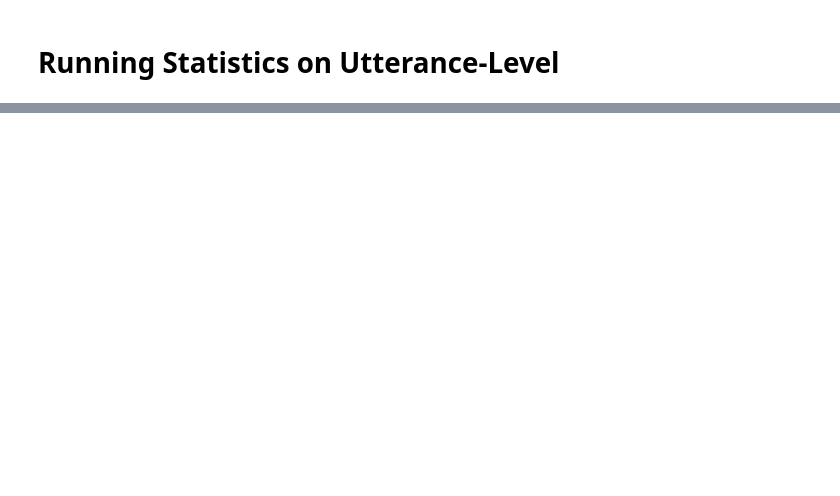
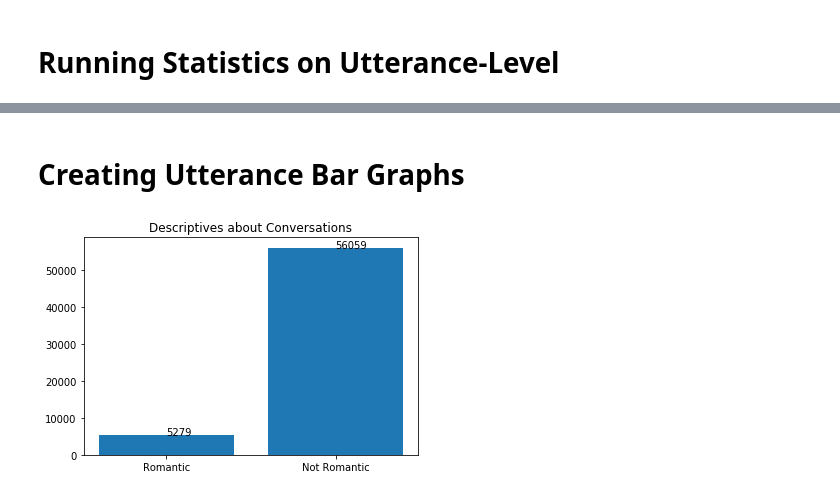
Before and after one commit to emtseng/Cornell-Conversational-Analysis-Toolkit, a Jupyter notebook: transform.ipynb, the cells around one changed output, grey strips where cells are left out. Drawn from its saved outputs; the diff is of its cells as text; code cells hidden in the pictures; blank space fills up the shorter version.

```diff
--- a/transform.ipynb
+++ b/transform.ipynb
@@ -58,33 +50,2 @@ Utterance({'id': 's01_e01_c01_u001', 'user': User([('name', 'Monica Geller')]),
 # %% [markdown]
 # Running Statistics on Utterance-Level
-# %%
-mf=[]
-fm=[]
-rom=[]
-utt_count=0
-utterance_ids = transformed_corpus.get_utterance_ids()
-for uid in utterance_ids:
-    utt=transformed_corpus.get_utterance(uid)
-    utt_count=utt_count+1
-    mf2=utt.meta["male_about_female"]
-    mf.append(mf2)
-    fm2=utt.meta["female_about_male"]
-    fm.append(fm2)
-    rom2=utt.meta["contains_romantic"]
-    rom.append(rom2)
-print(utt_count)
-counts=[]
-x=mf.count(True)
-counts.append(x)
-xx=mf.count(False)
-counts.append(xx)
-y=fm.count(True)
-counts.append(y)
-yy=fm.count(False)
-counts.append(yy)
-z=rom.count(True)
-counts.append(z)
-zz=rom.count(False)
-counts.append(zz)
-
-print(counts)
@@ -93,0 +150,2 @@ print(counts)
+# %% [markdown]
+# Creating Utterance Bar Graphs
@@ -93,0 +156,14 @@ print(counts)
+# %%
+#Simple Statistics
+label = [5279, 56059]
+height=[romantic, not_romantic]
+bars=('Romantic', 'Not Romantic')
+y_pos = np.arange(len(bars))
+plt.bar(y_pos, height)
+plt.xticks(y_pos, bars)
+plt.title('Descriptives about Conversations')
+for i, v in enumerate(label):
+    plt.text(x=i, y =v+.25, s=(v))
+plt.show()
+# %% [output]
+[figure, added]
```
Also changed, not shown: parts of 15 cells of this notebook.
